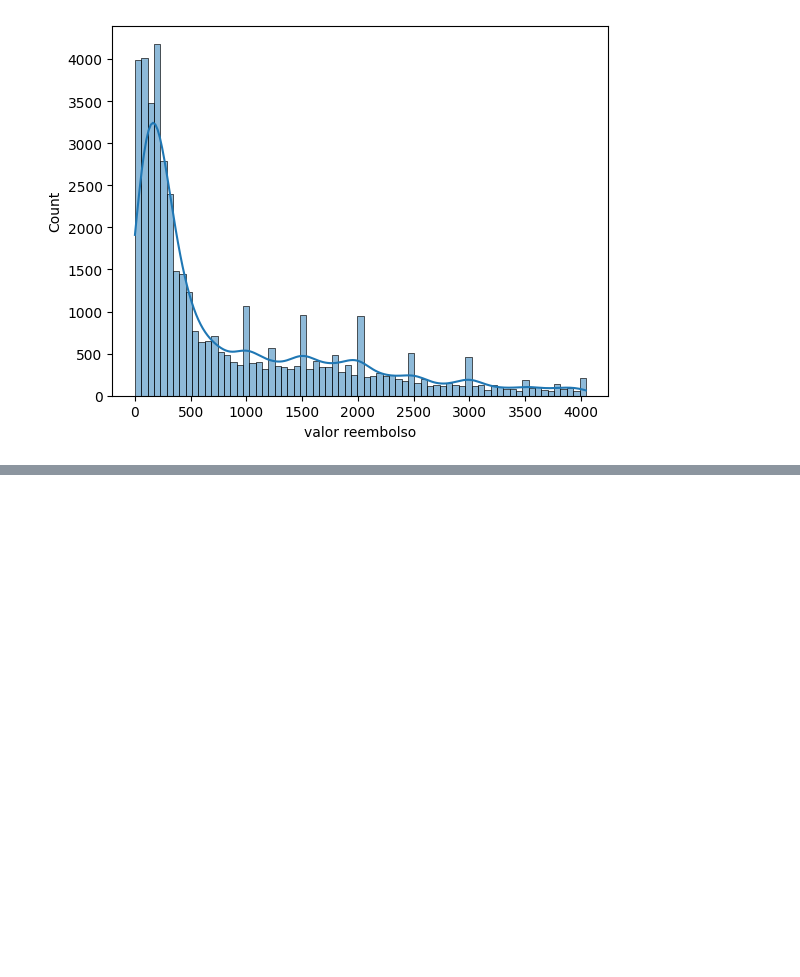
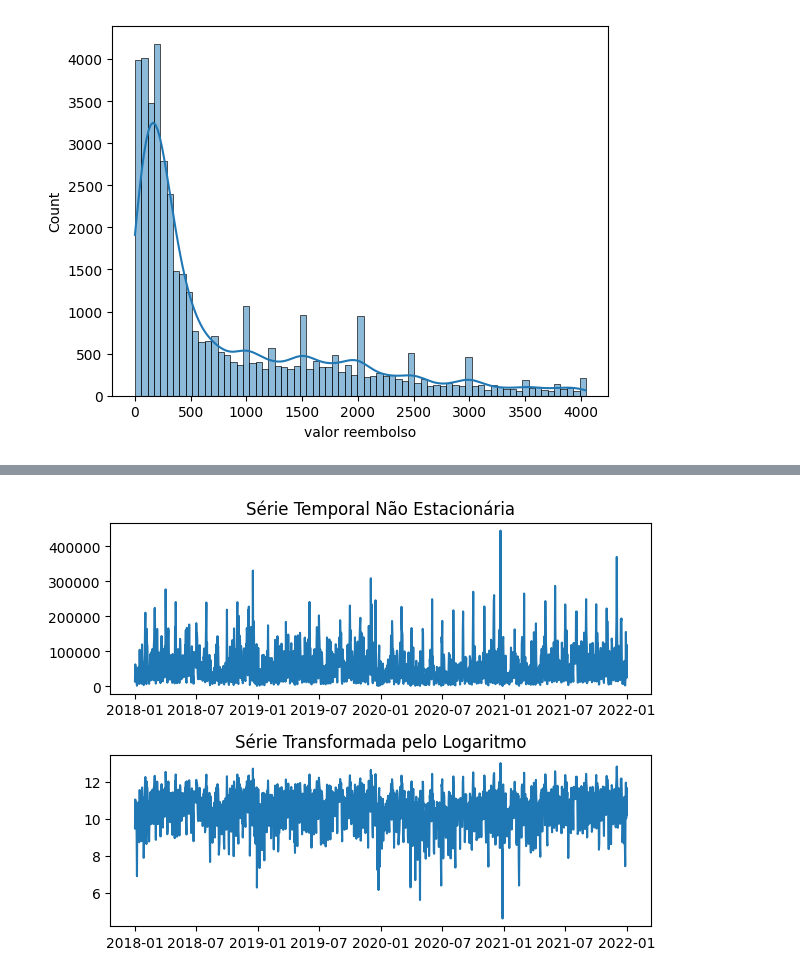
Before and after one commit to jeniferGoncalvesDaSilvaDev/7daysofcode-ds-alura2, a Jupyter notebook: desafio_7daysofcode_ds_alura.ipynb, the cells around one changed output, grey strips where cells are left out. Drawn from its saved outputs; the diff is of its cells as text; code cells hidden in the pictures; blank space fills up the shorter version.

```diff
--- a/desafio_7daysofcode_ds_alura.ipynb
+++ b/desafio_7daysofcode_ds_alura.ipynb
@@ -835,0 +873,16 @@ plt.show()
+# %%
+from statsmodels.tsa.stattools import adfuller
+
+# Suponha que você tenha uma série temporal
+# Selecione a coluna 'y' do DataFrame para o teste
+valor_reembolso = df_novo_6['y']
+
+# Executa o teste Dickey-Fuller
+result = adfuller(valor_reembolso)
+
+# Resultado
+print('ADF Statistic: %f' % result[0])
+print('p-value: %f' % result[1])
+for key, value in result[4].items():
+    print('Critical Values:')
+    print(f'   {key}, {value}')
@@ -835,0 +898,18 @@ plt.show()
+# %%
+import numpy as np
+
+# Transformação logarítmica
+log_data = np.log(valor_reembolso)
+
+# Plotando a série original e a transformada
+plt.subplot(211)
+plt.plot(ano, valor_reembolso)
+plt.title('Série Temporal Não Estacionária')
+
+plt.subplot(212)
+plt.plot(ano,log_data)
+plt.title('Série Transformada pelo Logaritmo')
+plt.tight_layout()
+plt.show()
+# %% [output]
+[figure, added]
```
Also changed, not shown: parts of 9 cells of this notebook.
